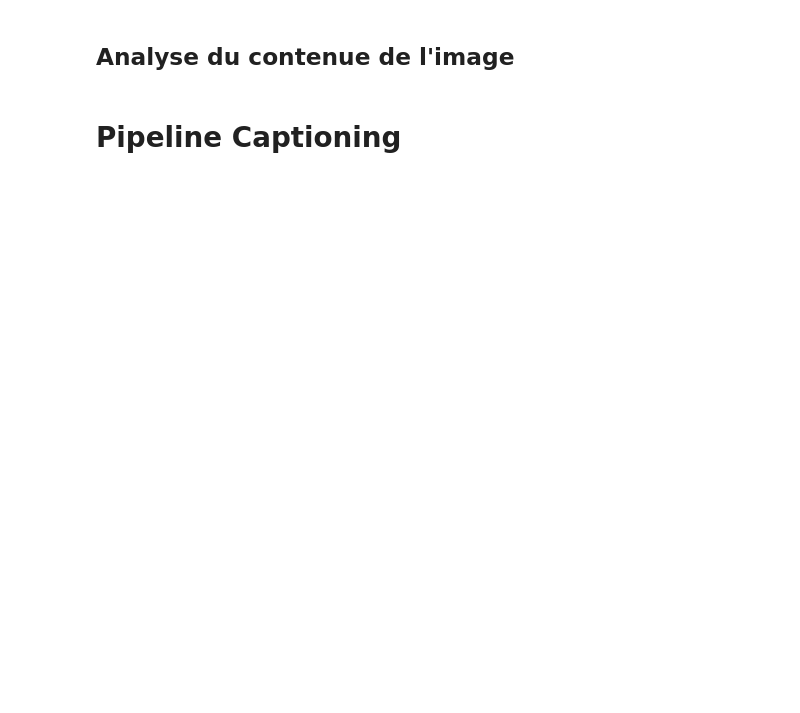
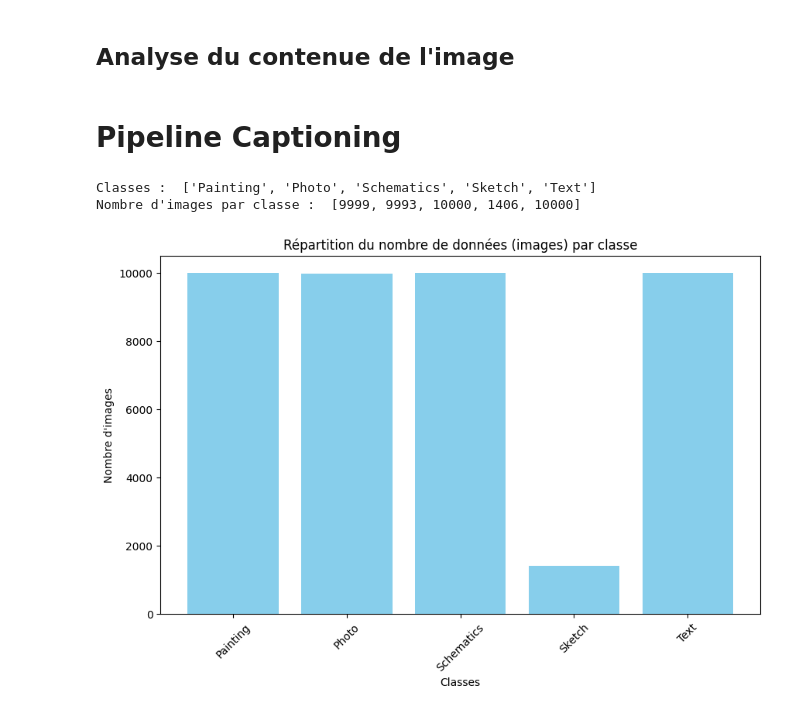
Before and after one commit to MalloryGesbert/Data-science-project-A5, a Jupyter notebook: Livrable3.ipynb, the cells around one changed output. Cells and saved outputs as stored; diff of their text form; code cells hidden in the pictures; blank space fills up the shorter version.

Commit message:
add feature and start of the livrable 3

```diff
--- a/Livrable3.ipynb
+++ b/Livrable3.ipynb
@@ -90,0 +63,44 @@ def captionning(images):
+# %%
+# Chemin vers le dataset
+dataset_path = "./Dataset/Dataset1" # Chemin vers le dataset
+
+# Récupération des classes et du nombre d'images par classe
+classes = []
+image_counts = []
+image_in_Sketch=0
+# %%
+def get_infos_datas(dataset_path):
+    # Vérification de l'existence du dossier
+    if not os.path.exists(dataset_path):
+        raise FileNotFoundError(f"Le dossier {dataset_path} n'existe pas.")
+
+    # Récupération des classes et du nombre d'images par classe
+    classes = []
+    image_counts = []
+
+    # Parcours des fichiers dans le dataset
+    for class_name in os.listdir(dataset_path):  # Parcours des fichiers dans le dataset
+        class_path = os.path.join(dataset_path, class_name)  # Chemin vers le fichier
+        classes.append(class_name.replace('Dataset Livrable 1 - ',''))  # Ajout du nom de la classe sans l'extension
+        image_counts.append(len(os.listdir(class_path)))  # Comptage des fichiers dans le dossier
+
+    # Affichage des classes et du nombre d'images par classe
+    print("Classes : ", classes)
+    print("Nombre d'images par classe : ", image_counts)
+
+    # Affichage de l'histogramme
+    plt.figure(figsize=(10, 6))
+    plt.bar(classes, image_counts, color='skyblue')
+    plt.xlabel('Classes')
+    plt.ylabel('Nombre d\'images')
+    plt.title('Répartition du nombre de données (images) par classe')
+    plt.xticks(rotation=45)
+    plt.show()
+    return classes, image_counts
+# %%
+classes, image_counts = get_infos_datas(dataset_path) # Appel de la fonction pour récupérer les infos du dataset
+image_in_Sketch = image_counts[3] # Nombre d'images dans la classe Sketch
+# %% [output]
+Classes :  ['Painting', 'Photo', 'Schematics', 'Sketch', 'Text']
+Nombre d'images par classe :  [9999, 9993, 10000, 1406, 10000]
+[figure, added]
```
Also changed, not shown: parts of 14 cells of this notebook.
